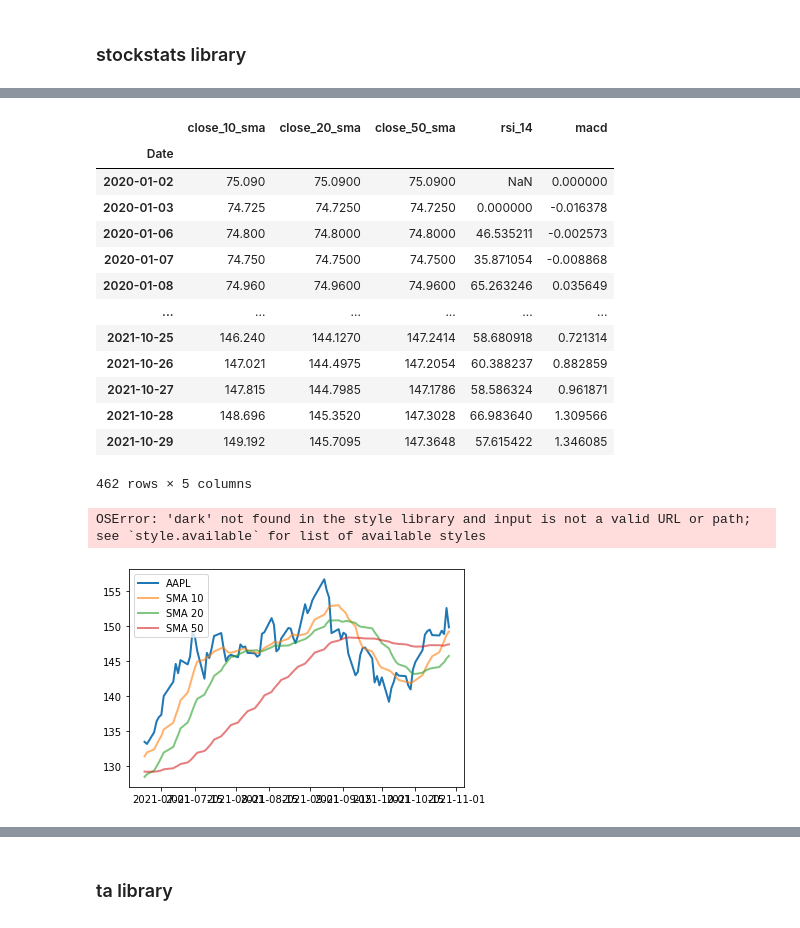
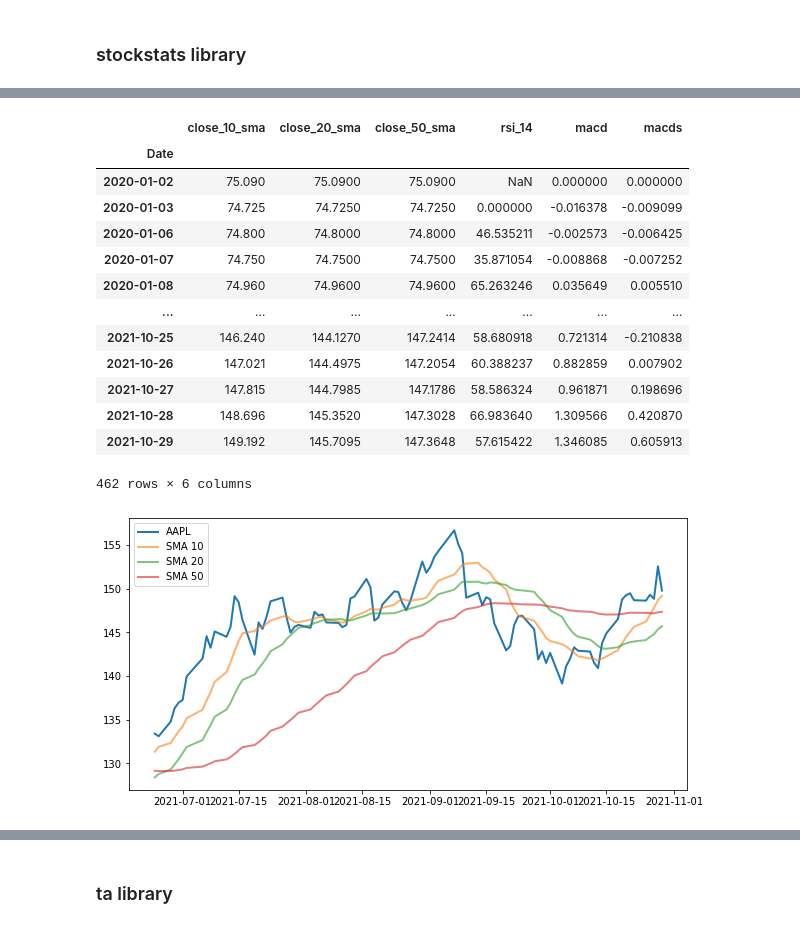
Before and after one commit to llunasanz/LigaBolsa2021, a Jupyter notebook: Pruebas.ipynb, the cells around one changed output, grey strips where cells are left out. Drawn from its saved outputs; the diff is of its cells as text; code cells hidden in the pictures.

Commit message:
Testing with indicators from stockstats and determination of next steps
Just testing: te aim is try to build an algorithm

```diff
--- a/Pruebas.ipynb
+++ b/Pruebas.ipynb
@@ -95,7 +127,7 @@ import ta
 ### stockstats library
 # %%
 # Datafrate to Stockstats dataframe library
-aapl_sdf = StockDataFrame(aapl)
-aapl_sdf.columns = aapl_sdf.columns.str.lower()
-aapl_sdf
+aapl = StockDataFrame(aapl)
+aapl.columns = aapl.columns.str.lower()
+aapl
 # %% [output]
@@ -116,29 +148,31 @@ aapl_sdf
 # %%
 # Mostrar tres medias móviles (de 10, 20 y 50 periodos), RSI (14 periodos) and MACD
-aapl_sdf[['close_10_sma', 'close_20_sma', 'close_50_sma', 'rsi_14', 'macd']]
+aapl[['close_10_sma', 'close_20_sma', 'close_50_sma', 'rsi_14', 'macd', 'macds']]
 # %% [output]
-|  | close_10_sma | close_20_sma | close_50_sma | rsi_14 | macd |
-| Date |  |  |  |  |  |
-| 2020-01-02 | 75.090 | 75.0900 | 75.0900 | NaN | 0.000000 |
-| 2020-01-03 | 74.725 | 74.7250 | 74.7250 | 0.000000 | -0.016378 |
-| 2020-01-06 | 74.800 | 74.8000 | 74.8000 | 46.535211 | -0.002573 |
-| 2020-01-07 | 74.750 | 74.7500 | 74.7500 | 35.871054 | -0.008868 |
-| 2020-01-08 | 74.960 | 74.9600 | 74.9600 | 65.263246 | 0.035649 |
-| ... | ... | ... | ... | ... | ... |
-| 2021-10-25 | 146.240 | 144.1270 | 147.2414 | 58.680918 | 0.721314 |
-| 2021-10-26 | 147.021 | 144.4975 | 147.2054 | 60.388237 | 0.882859 |
-| 2021-10-27 | 147.815 | 144.7985 | 147.1786 | 58.586324 | 0.961871 |
-| 2021-10-28 | 148.696 | 145.3520 | 147.3028 | 66.983640 | 1.309566 |
-| 2021-10-29 | 149.192 | 145.7095 | 147.3648 | 57.615422 | 1.346085 |
+|  | close_10_sma | close_20_sma | close_50_sma | rsi_14 | macd | macds |
+| Date |  |  |  |  |  |  |
+| 2020-01-02 | 75.090 | 75.0900 | 75.0900 | NaN | 0.000000 | 0.000000 |
+| 2020-01-03 | 74.725 | 74.7250 | 74.7250 | 0.000000 | -0.016378 | -0.009099 |
+| 2020-01-06 | 74.800 | 74.8000 | 74.8000 | 46.535211 | -0.002573 | -0.006425 |
+| 2020-01-07 | 74.750 | 74.7500 | 74.7500 | 35.871054 | -0.008868 | -0.007252 |
+| 2020-01-08 | 74.960 | 74.9600 | 74.9600 | 65.263246 | 0.035649 | 0.005510 |
+| ... | ... | ... | ... | ... | ... | ... |
+| 2021-10-25 | 146.240 | 144.1270 | 147.2414 | 58.680918 | 0.721314 | -0.210838 |
+| 2021-10-26 | 147.021 | 144.4975 | 147.2054 | 60.388237 | 0.882859 | 0.007902 |
+| 2021-10-27 | 147.815 | 144.7985 | 147.1786 | 58.586324 | 0.961871 | 0.198696 |
+| 2021-10-28 | 148.696 | 145.3520 | 147.3028 | 66.983640 | 1.309566 | 0.420870 |
+| 2021-10-29 | 149.192 | 145.7095 | 147.3648 | 57.615422 | 1.346085 | 0.605913 |
-462 rows × 5 columns
+462 rows × 6 columns
 # %%
-# Plotear las tres medias móviles junto a la cotización
+# Plot size in inches
+plt.rcParams['figure.figsize'] = [10, 5]
+
+# Plot the last 90 periods
 plt.plot(aapl.iloc[-90:]['close'], linewidth = 2, label = 'AAPL')
 plt.plot(aapl.iloc[-90:]['close_10_sma'], linewidth = 2, alpha = 0.6, label = 'SMA 10')
 plt.plot(aapl.iloc[-90:]['close_20_sma'], linewidth = 2, alpha = 0.6, label = 'SMA 20')
 plt.plot(aapl.iloc[-90:]['close_50_sma'], linewidth = 2, alpha = 0.6, label = 'SMA 50')
 plt.legend(loc = 'upper left')
 plt.show()
 # %% [output]
-OSError: 'dark' not found in the style library and input is not a valid URL or path; see `style.available` for list of available styles
-[figure, old version]
+[figure, new version]
```
Also changed, not shown: parts of 4 cells of this notebook.
